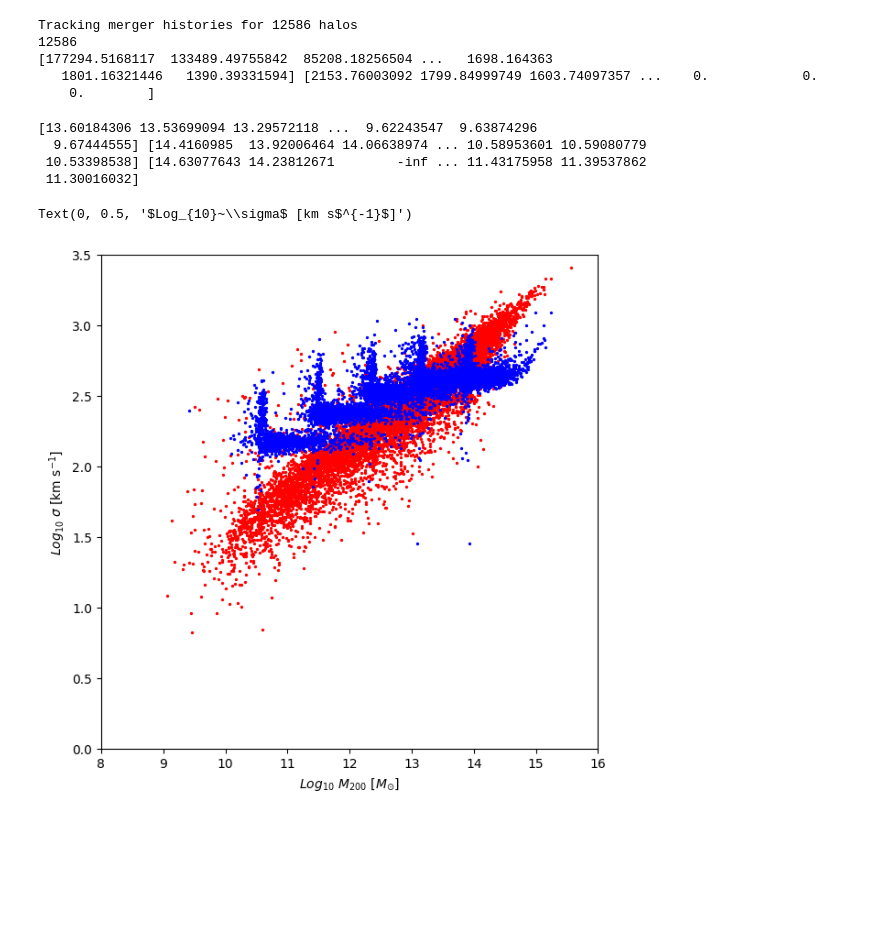
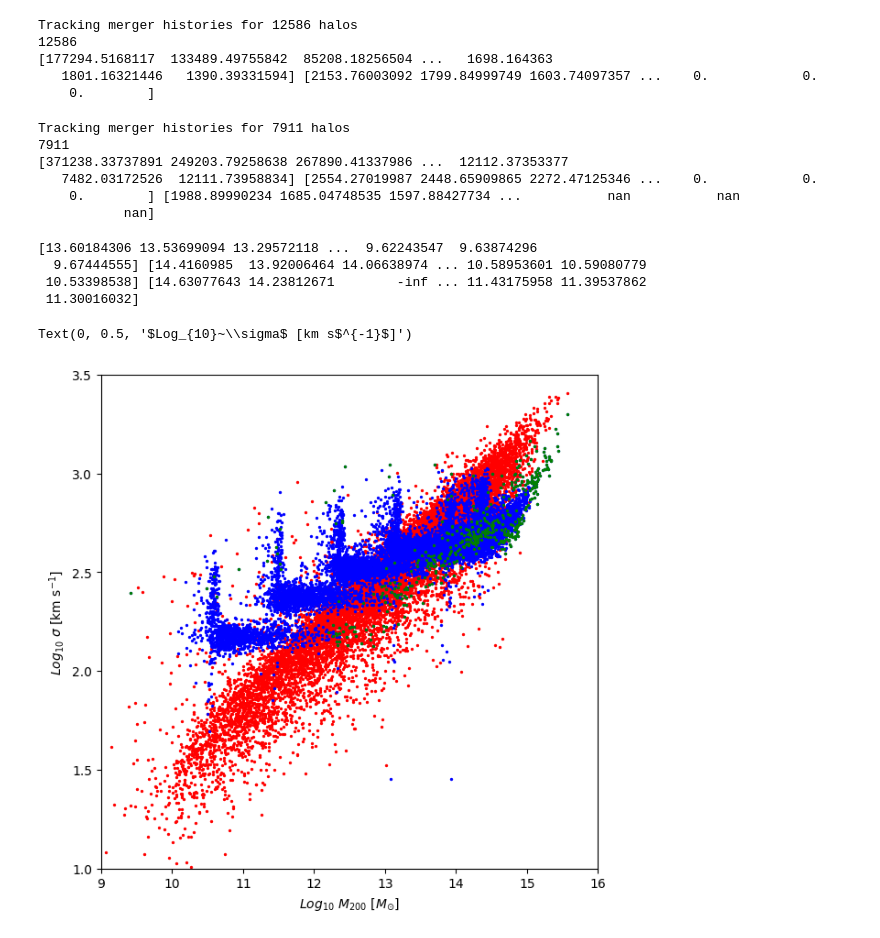
Before and after one commit to ZhangMing-1995/AnalysisTools, a Jupyter notebook: halo_mass/test_vsubhalo.ipynb, the cells around one changed output. Cells and saved outputs as stored; diff of their text form; code cells hidden in the pictures; blank space fills up the shorter version.

```diff
--- a/halo_mass/test_vsubhalo.ipynb
+++ b/halo_mass/test_vsubhalo.ipynb
@@ -334,6 +357,7 @@ print(NumGroups)
 halo3_m200=np.zeros(NumGroups)
 veldisp3_sub=np.zeros(NumGroups)
 veldisp3_gal=np.zeros(NumGroups)
+num_gal3=np.zeros(NumGroups)
 
 G=43
 ihalo=0
@@ -368,6 +392,7 @@ for main_halo in main_subhalo_list:
                 veldisp3_sub[ihalo] = 0
 
         galaxy_ids = np.where(halo_id+1==gal3.haloid)
+        num_gal3[ihalo] = len(galaxy_ids[0])
         for galaxy_id in galaxy_ids:
             # if len(halo3.GroupM200[galaxy_id]) > 0:
             veldisp3_gal[ihalo] = np.linalg.norm(np.std(gal3.vel[galaxy_id],axis=0))
@@ -396,6 +421,7 @@ print(NumGroups)
 halo4_m200=np.zeros(NumGroups)
 veldisp4_sub=np.zeros(NumGroups)
 veldisp4_gal=np.zeros(NumGroups)
+num_gal4=np.zeros(NumGroups)
 
 G=43
 ihalo=0
@@ -430,6 +456,7 @@ for main_halo in main_subhalo_list:
                 veldisp4_sub[ihalo] = 0
 
         galaxy_ids = np.where(halo_id+1==gal4.haloid)
+        num_gal4[ihalo] = len(galaxy_ids[0])
         for galaxy_id in galaxy_ids:
             # if len(halo4.GroupM200[galaxy_id]) > 0:
             veldisp4_gal[ihalo] = np.linalg.norm(np.std(gal4.vel[galaxy_id],axis=0))
@@ -458,6 +485,7 @@ print(NumGroups)
 halo5_m200=np.zeros(NumGroups)
 veldisp5_sub=np.zeros(NumGroups)
 veldisp5_gal=np.zeros(NumGroups)
+num_gal5=np.zeros(NumGroups)
 
 G=43
 ihalo=0
@@ -492,6 +520,7 @@ for main_halo in main_subhalo_list:
                 veldisp5_sub[ihalo] = 0
 
         galaxy_ids = np.where(halo_id+1==gal5.haloid)
+        num_gal5[ihalo] = len(galaxy_ids[0])
         for galaxy_id in galaxy_ids:
             # if len(halo5.GroupM200[galaxy_id]) > 0:
             veldisp5_gal[ihalo] = np.linalg.norm(np.std(gal5.vel[galaxy_id],axis=0))
@@ -520,6 +549,7 @@ print(NumGroups)
 halo6_m200=np.zeros(NumGroups)
 veldisp6_sub=np.zeros(NumGroups)
 veldisp6_gal=np.zeros(NumGroups)
+num_gal6=np.zeros(NumGroups)
 
 G=43
 ihalo=0
@@ -553,14 +583,16 @@ for main_halo in main_subhalo_list:
                 # Vmax_sub[ihalo] = 0
                 veldisp6_sub[ihalo] = 0
 
-        galaxy_ids = np.where(halo_id+1==gal6.haloid)
-        for galaxy_id in galaxy_ids:
-            if len(halo1.GroupM200[galaxy_id]) > 0:
-                veldisp6_gal[ihalo] = np.linalg.norm(np.std(gal6.vel[galaxy_id],axis=0))
-            else:
-                veldisp6_gal[ihalo] = 0
+        # galaxy_ids = np.where(halo_id+1==gal6.haloid)
+        # num_gal6[ihalo] = len(galaxy_ids[0])
+        # for galaxy_id in galaxy_ids:
+        #     if len(halo1.GroupM200[galaxy_id]) > 0:
+        #         veldisp6_gal[ihalo] = np.linalg.norm(np.std(gal6.vel[galaxy_id],axis=0))
+        #     else:
+        #         veldisp6_gal[ihalo] = 0
 
         galaxy_ids = np.where(halo_id+1==gal6.haloid)
+        num_gal6[ihalo] = len(galaxy_ids[0])
         for galaxy_id in galaxy_ids:
             # if len(halo6.GroupM200[galaxy_id]) > 0:
             veldisp6_gal[ihalo] = np.linalg.norm(np.std(gal6.vel[galaxy_id],axis=0))
@@ -570,6 +602,13 @@ for main_halo in main_subhalo_list:
     ihalo+=1
 
 print(halo6_m200,veldisp6_sub,veldisp6_gal)
+# %% [output]
+Tracking merger histories for 7911 halos
+7911
+[371238.33737891 249203.79258638 267890.41337986 ...  12112.37353377
+   7482.03172526  12111.73958834] [2554.27019987 2448.65909865 2272.47125346 ...    0.            0.
+    0.        ] [1988.89990234 1685.04748535 1597.88427734 ...           nan           nan
+           nan]
 # %%
 print(np.log10(halo1_m200)+10,np.log10(halo2_m200)+10,np.log10(halo3_m200)+10)
 # %% [output]
@@ -580,33 +619,40 @@ print(np.log10(halo1_m200)+10,np.log10(halo2_m200)+10,np.log10(halo3_m200)+10)
 # %%
 fig=plt.figure(figsize=(7,7))
 ax=fig.add_subplot(1,1,1)
 # for idx, (dataset, color, label) in enumerate(zip(datasets, colors, labels), start=1):
     # ax.scatter(np.log10(dataset[:, 1])+10, np.log10(dataset[:, 34]**2*dataset[:,5]/43/dataset[:, 1]), s=2, color=color)
 ax.scatter(np.log10(halo1_m200)+10, np.log10(veldisp1_sub), s=2, color='r')
 ax.scatter(np.log10(halo2_m200)+10, np.log10(veldisp2_sub), s=2, color='r')
 ax.scatter(np.log10(halo3_m200)+10, np.log10(veldisp3_sub), s=2, color='r')
 ax.scatter(np.log10(halo4_m200)+10, np.log10(veldisp4_sub), s=2, color='r')
 ax.scatter(np.log10(halo5_m200)+10, np.log10(veldisp5_sub), s=2, color='r')
 ax.scatter(np.log10(halo6_m200)+10, np.log10(veldisp6_sub), s=2, color='r')
 
 ax.scatter(np.log10(halo1_m200)+10, np.log10(veldisp1_gal), s=2,  color='b')
 ax.scatter(np.log10(halo2_m200)+10, np.log10(veldisp2_gal), s=2,  color='b')
 ax.scatter(np.log10(halo3_m200)+10, np.log10(veldisp3_gal), s=2,  color='b')
 ax.scatter(np.log10(halo4_m200)+10, np.log10(veldisp4_gal), s=2,  color='b')
 ax.scatter(np.log10(halo5_m200)+10, np.log10(veldisp5_gal), s=2,  color='b')
 ax.scatter(np.log10(halo6_m200)+10, np.log10(veldisp6_gal), s=2,  color='b')
 
+ax.scatter(np.log10(halo1_m200[num_gal1>150])+10, np.log10(veldisp1_gal[num_gal1>150]), s=2,  color='g')
+ax.scatter(np.log10(halo2_m200[num_gal2>150])+10, np.log10(veldisp2_gal[num_gal2>150]), s=2,  color='g')
+ax.scatter(np.log10(halo3_m200[num_gal3>150])+10, np.log10(veldisp3_gal[num_gal3>150]), s=2,  color='g')
+ax.scatter(np.log10(halo4_m200[num_gal4>150])+10, np.log10(veldisp4_gal[num_gal4>150]), s=2,  color='g')
+ax.scatter(np.log10(halo5_m200[num_gal5>150])+10, np.log10(veldisp5_gal[num_gal5>150]), s=2,  color='g')
+ax.scatter(np.log10(halo6_m200[num_gal6>150])+10, np.log10(veldisp6_gal[num_gal6>150]), s=2,  color='g')
+
 # plt.plot(best_fit_x, best_fit_y, color='red', label='Linear Fit')
-plt.ylim(0,3.5)
-plt.xlim(8,16)
+plt.ylim(1,3.5)
+plt.xlim(9,16)
 # ax.text(9.6,3.3,'All halos', size=16, color='black')
 # ax.text(9.6,3.1,'subhalos', size=16, color='purple')
 # ax.text(9.6, 2.9, f'slope={slope:.3f}', size=16, color='red')
 ax.set_xlabel(r'$Log_{10}~M_{200}~[M_{\odot}]$')
 ax.set_ylabel(r'$Log_{10}~\sigma$ [km s$^{-1}$]')
 # %% [output]
 Text(0, 0.5, '$Log_{10}~\\sigma$ [km s$^{-1}$]')
-[figure, old version]
+[figure, new version]
 # %%
 # final_snap_num=76
 # halo_list=np.logical_and(halo.Structuretype==10,halo.GroupMFOF>snap.Particle_mass*600)
```
Also changed, not shown: parts of 3 cells of this notebook.
